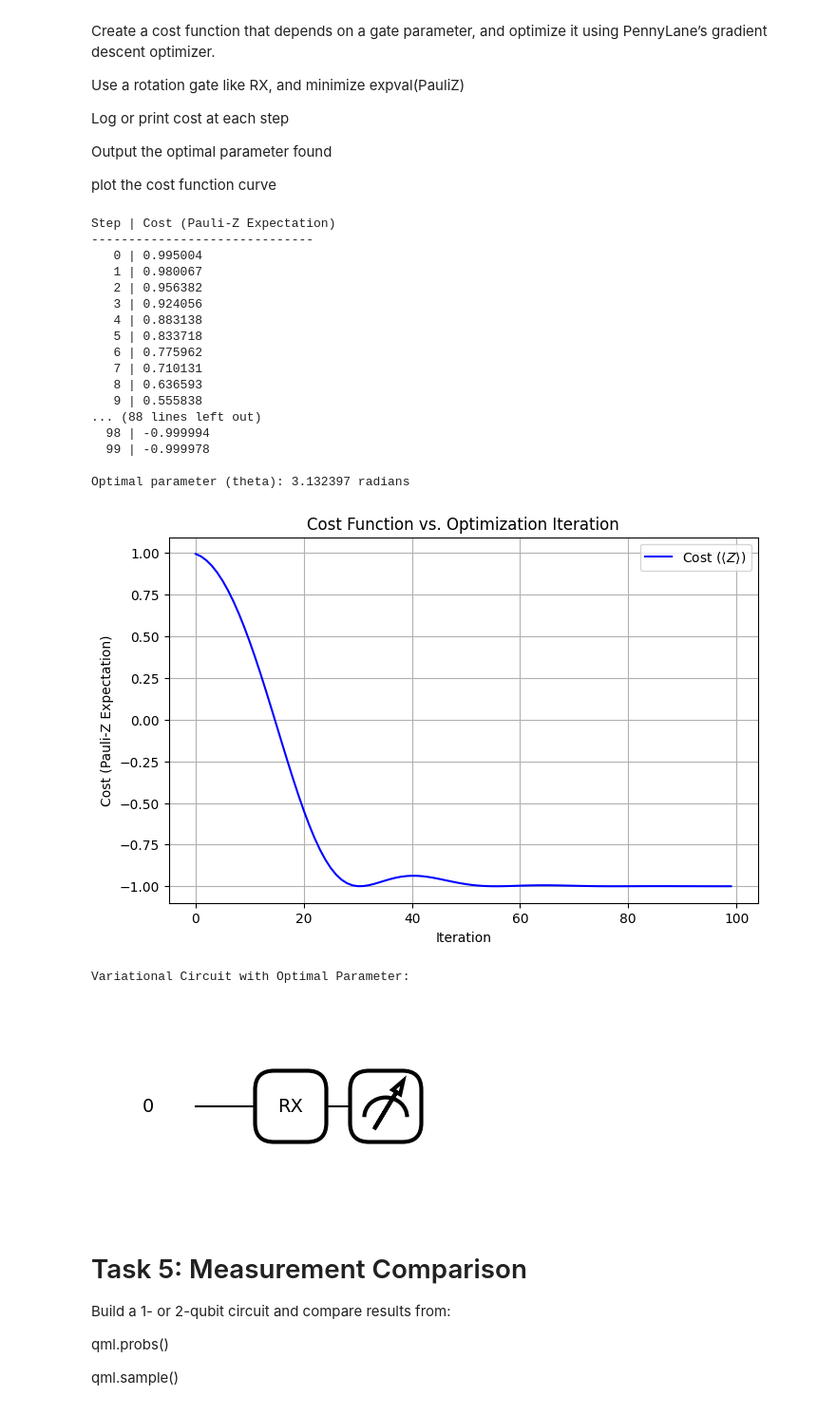
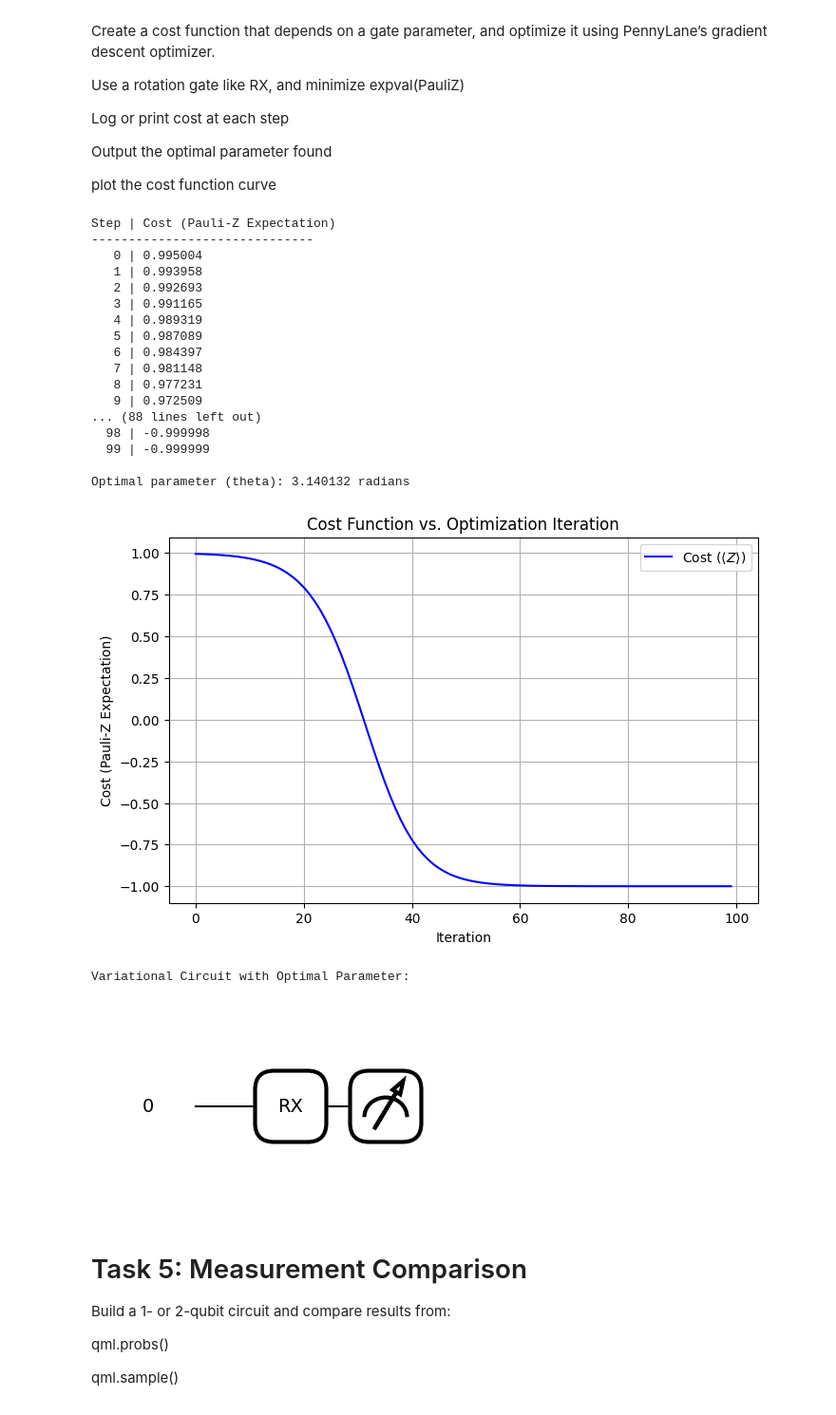
Before and after one commit to Nama21yo/quantum_computing, a Jupyter notebook: PennyLane_quantum_Computing.ipynb, the cells around one changed output. Shown at 95% size. Drawn from its saved outputs; the diff is of its cells as text; code cells hidden in the pictures.

Commit message:
Implement Gradient Optimizer rather than Adam Optimizer ~

```diff
--- a/PennyLane_quantum_Computing.ipynb
+++ b/PennyLane_quantum_Computing.ipynb
@@ -290,7 +290,8 @@ def cost(theta):
 theta = np.array(0.1, requires_grad=True)
 
 # Adam for better convergence)
-opt = qml.AdamOptimizer(stepsize=0.1)
+# opt = qml.AdamOptimizer(stepsize=0.1)
+opt = qml.GradientDescentOptimizer(stepsize=0.1)
 
 # Optimization parameters
 max_iterations = 100
@@ -301,46 +302,46 @@ print("Step | Cost (Pauli-Z Expectation)")
 print("-" * 30)
 for i in range(max_iterations):
     theta, cost_val = opt.step_and_cost(cost, theta)
     cost_history.append(cost_val)
     print(f"{i:4d} | {cost_val:.6f}")
 
 # Output the optimal parameter
 optimal_theta = theta
 print(f"\nOptimal parameter (theta): {optimal_theta:.6f} radians")
 
 # Plot the cost function over iterations
 plt.figure(figsize=(8, 5))
 plt.plot(range(max_iterations), cost_history, label='Cost ($\\langle Z \\rangle$)', color='blue')
 plt.xlabel('Iteration')
 plt.ylabel('Cost (Pauli-Z Expectation)')
 plt.title('Cost Function vs. Optimization Iteration')
 plt.grid(True)
 plt.legend()
 plt.show()
 
 # Draw the circuit with the optimal parameter
 print("\nVariational Circuit with Optimal Parameter:")
 fig, ax = qml.draw_mpl(variational_circuit)(optimal_theta)
 plt.show()
 # %% [output]
 Step | Cost (Pauli-Z Expectation)
 ------------------------------
    0 | 0.995004
-   1 | 0.980067
-   2 | 0.956382
-   3 | 0.924056
-   4 | 0.883138
-   5 | 0.833718
-   6 | 0.775962
-   7 | 0.710131
-   8 | 0.636593
-   9 | 0.555838
+   1 | 0.993958
+   2 | 0.992693
+   3 | 0.991165
+   4 | 0.989319
+   5 | 0.987089
+   6 | 0.984397
+   7 | 0.981148
+   8 | 0.977231
+   9 | 0.972509
 ... (88 lines left out)
-  98 | -0.999994
-  99 | -0.999978
+  98 | -0.999998
+  99 | -0.999999
 
-Optimal parameter (theta): 3.132397 radians
+Optimal parameter (theta): 3.140132 radians
-[figure, old version]
+[figure, new version]
 Variational Circuit with Optimal Parameter:
 [figure]
 # %% [markdown]
```
